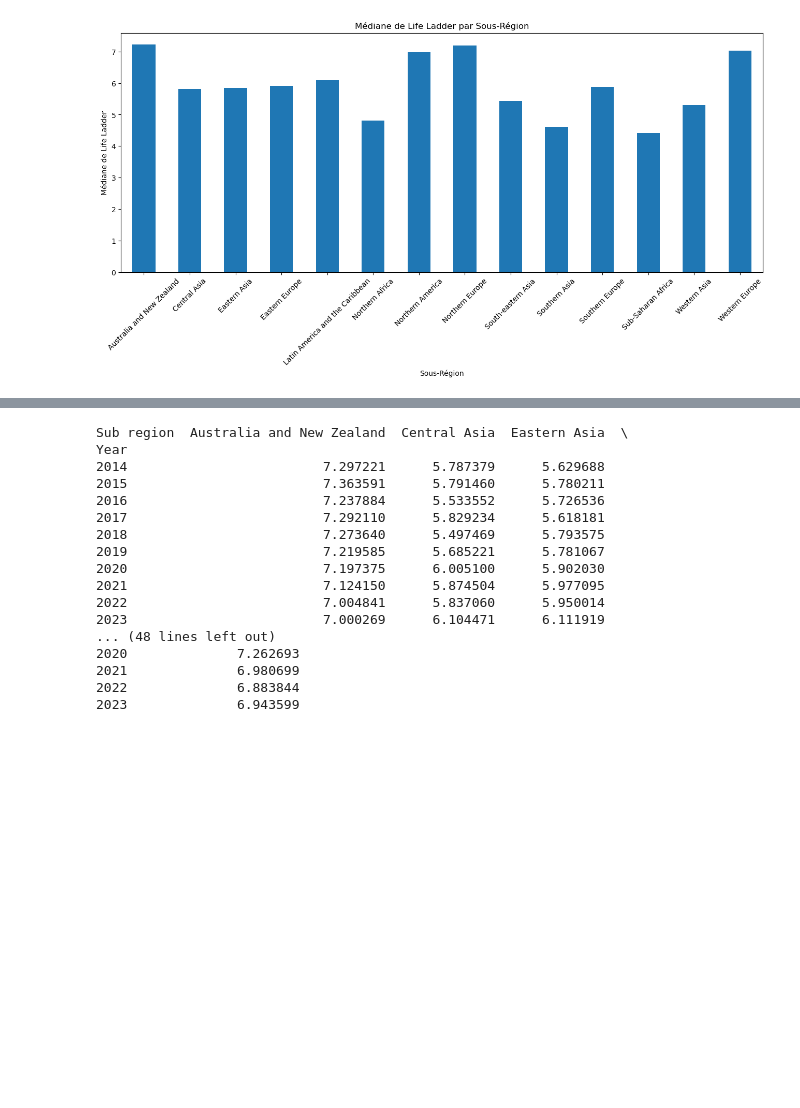
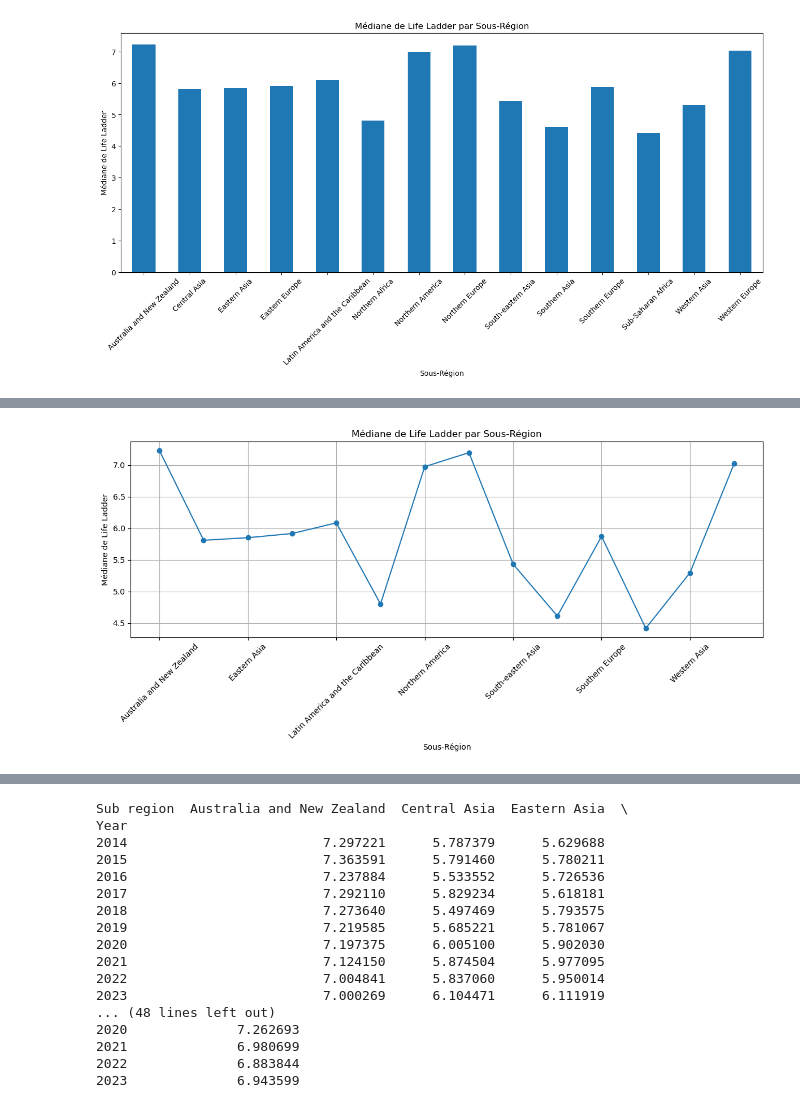
Before and after one commit to FerreJulien/Git-Analyse_du_bien_etre, a Jupyter notebook: Projets/serie_tempo.ipynb, the cells around one changed output, grey strips where cells are left out. Drawn from its saved outputs; the diff is of its cells as text; code cells hidden in the pictures; blank space fills up the shorter version.

```diff
--- a/Projets/serie_tempo.ipynb
+++ b/Projets/serie_tempo.ipynb
@@ -214,0 +240,22 @@ plt.show()
+# %%
+import matplotlib.pyplot as plt
+
+# Supposons que median_ladder_life soit déjà calculé
+median_ladder_life = df.groupby('Sub region')['Life Ladder'].median()
+
+# Création du tracé
+plt.figure(figsize=(12, 6))
+median_ladder_life.plot(kind='line', marker='o')
+
+# Personnalisation du graphique
+plt.title('Médiane de Life Ladder par Sous-Région')
+plt.xlabel('Sous-Région')
+plt.ylabel('Médiane de Life Ladder')
+plt.grid(True)
+plt.xticks(rotation=45)
+plt.tight_layout()
+
+# Affichage
+plt.show()
+# %% [output]
+[figure, added]
```
Also changed, not shown: parts of 97 cells of this notebook.
